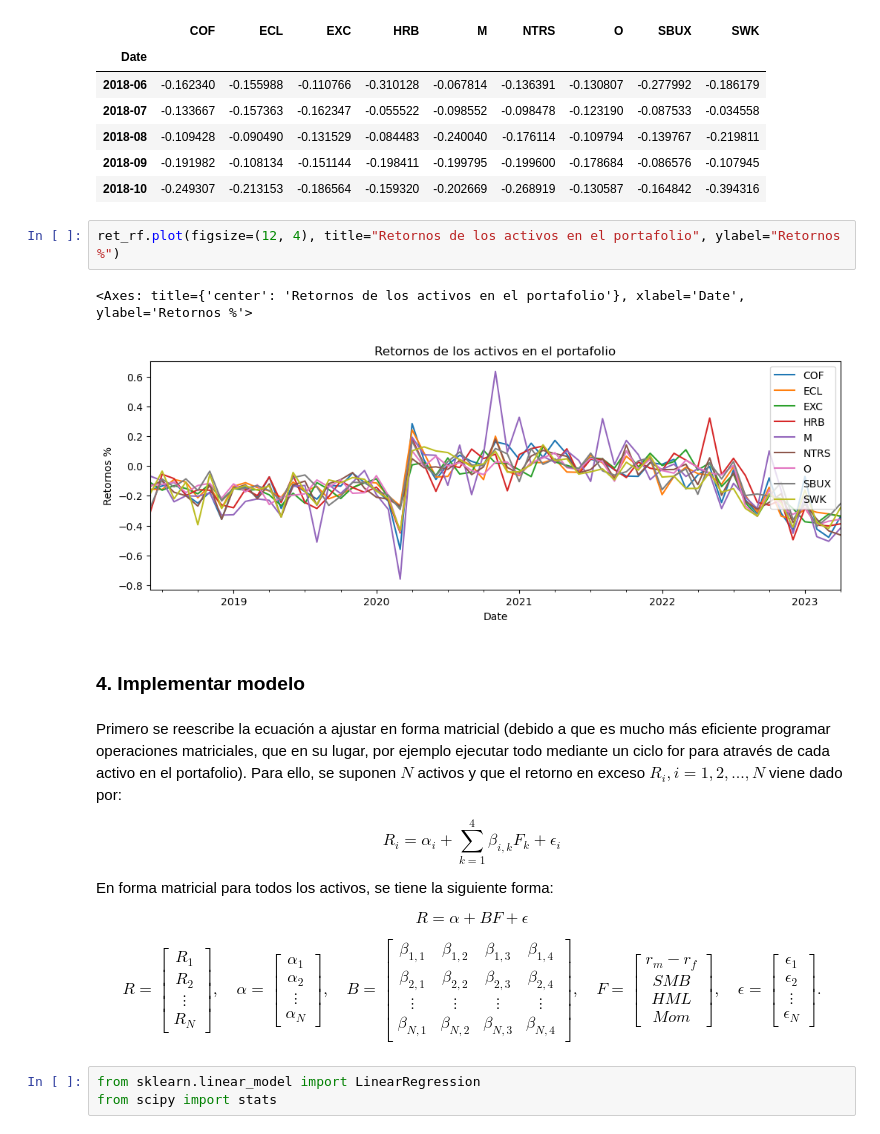
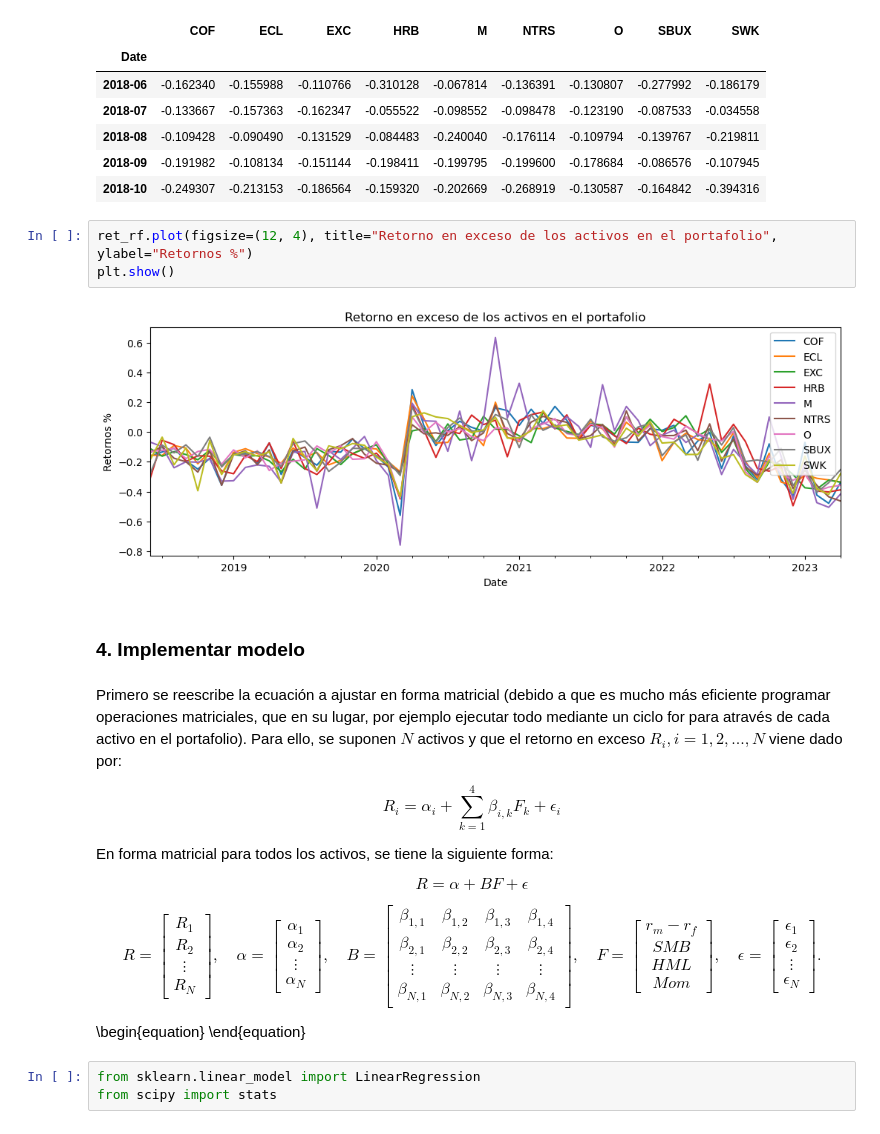
Before and after one commit to jusrojasrod/RSquared, a Jupyter notebook: RSquared.ipynb, the cells around one changed output. Cells and saved outputs as stored; diff of their text form.

Commit message:
Add files via upload
SS_tot computed,  return plot add

```diff
--- a/RSquared.ipynb
+++ b/RSquared.ipynb
@@ -154,10 +155,10 @@ ret_rf.head()
 | 2018-09 | -0.191982 | -0.108134 | -0.151144 | -0.198411 | -0.199795 | -0.199600 | -0.178684 | -0.086576 | -0.107945 |
 | 2018-10 | -0.249307 | -0.213153 | -0.186564 | -0.159320 | -0.202669 | -0.268919 | -0.130587 | -0.164842 | -0.394316 |
 # %%
-ret_rf.plot(figsize=(12, 4), title="Retornos de los activos en el portafolio", ylabel="Retornos %")
+ret_rf.plot(figsize=(12, 4), title="Retorno en exceso de los activos en el portafolio", ylabel="Retornos %")
+plt.show()
 # %% [output]
-<Axes: title={'center': 'Retornos de los activos en el portafolio'}, xlabel='Date', ylabel='Retornos %'>
-[figure, old version]
+[figure, new version]
 # %% [markdown]
 <h3> 4. Implementar modelo
 # %% [markdown]
@@ -206,6 +207,9 @@ $$R = \alpha + BF + \epsilon $$
         \epsilon_N
     \end{bmatrix}.
 \end{equation}
+
+\begin{equation}
+\end{equation}
 # %%
 from sklearn.linear_model import LinearRegression
 from scipy import stats
```
Also changed, not shown: parts of 9 cells of this notebook.
